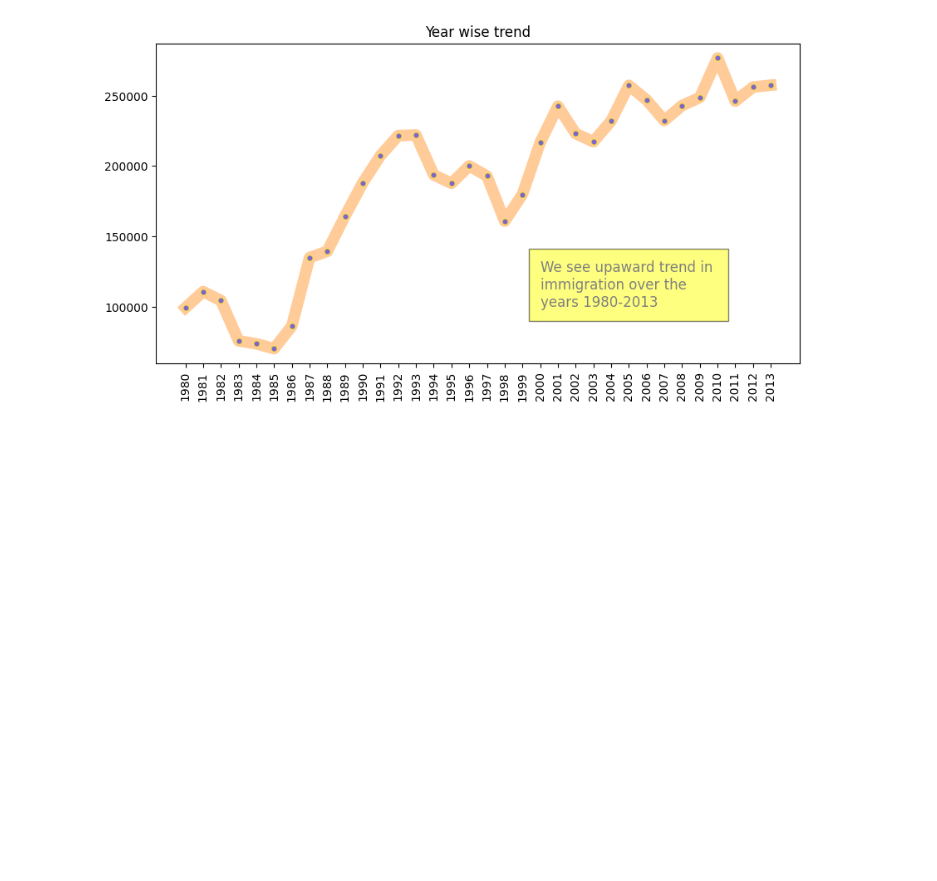
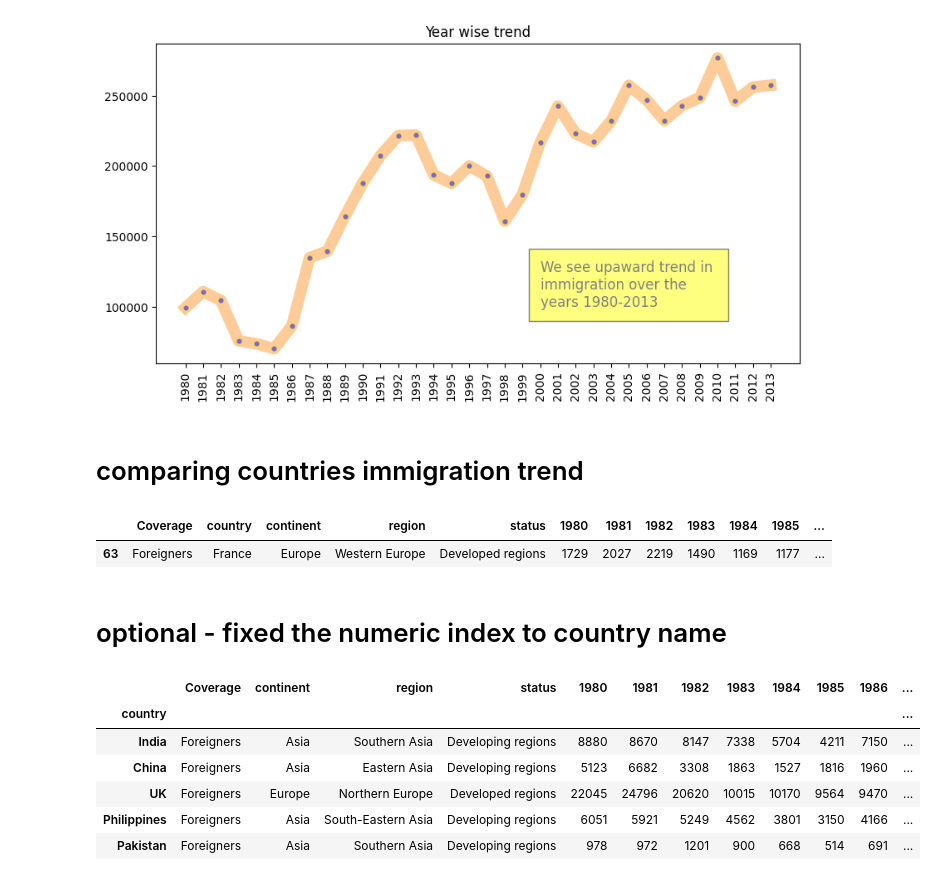
Before and after one commit to Vanshaj14Mohan/Python-data-science, a Jupyter notebook: immigration_analysis/data/analysis.ipynb, the cells around one changed output. Drawn from its saved outputs; the diff is of its cells as text; code cells hidden in the pictures; blank space fills up the shorter version.

```diff
--- a/immigration_analysis/data/analysis.ipynb
+++ b/immigration_analysis/data/analysis.ipynb
@@ -301,3 +300,23 @@ a.text(20, 100000, "We see upaward trend in \nimmigration over the \nyears 1980-
 # %% [output]
 Text(20, 100000, 'We see upaward trend in \nimmigration over the \nyears 1980-2013')
 [figure]
+# %% [markdown]
+# comparing countries immigration trend
+# %%
+df.query('country =="France"')
+# %% [output]
+|  | Coverage | country | continent | region | status | 1980 | 1981 | 1982 | 1983 | 1984 | 1985 | ... |
+| 63 | Foreigners | France | Europe | Western Europe | Developed regions | 1729 | 2027 | 2219 | 1490 | 1169 | 1177 | ... |
+# %% [markdown]
+# optional - fixed the numeric index to country name
+# %%
+df.set_index('country', inplace=True)
+df.head()
+# %% [output]
+|  | Coverage | continent | region | status | 1980 | 1981 | 1982 | 1983 | 1984 | 1985 | 1986 | ... |
+| country |  |  |  |  |  |  |  |  |  |  |  | ... |
+| India | Foreigners | Asia | Southern Asia | Developing regions | 8880 | 8670 | 8147 | 7338 | 5704 | 4211 | 7150 | ... |
+| China | Foreigners | Asia | Eastern Asia | Developing regions | 5123 | 6682 | 3308 | 1863 | 1527 | 1816 | 1960 | ... |
+| UK | Foreigners | Europe | Northern Europe | Developed regions | 22045 | 24796 | 20620 | 10015 | 10170 | 9564 | 9470 | ... |
+| Philippines | Foreigners | Asia | South-Eastern Asia | Developing regions | 6051 | 5921 | 5249 | 4562 | 3801 | 3150 | 4166 | ... |
+| Pakistan | Foreigners | Asia | Southern Asia | Developing regions | 978 | 972 | 1201 | 900 | 668 | 514 | 691 | ... |
```
Also changed, not shown: parts of 13 cells of this notebook.
